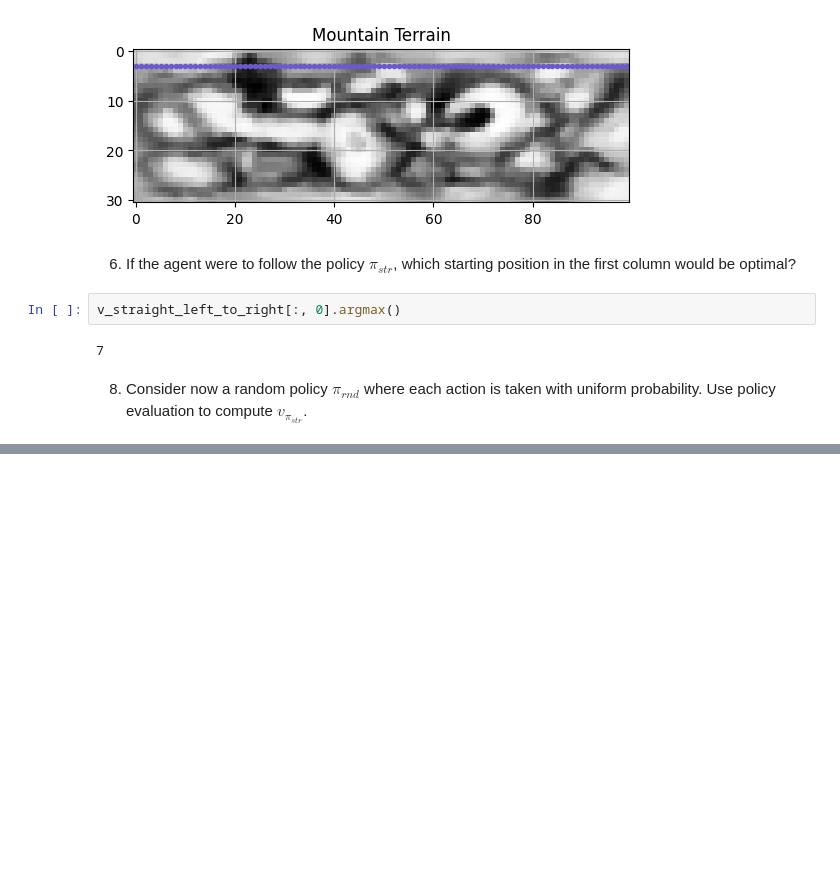
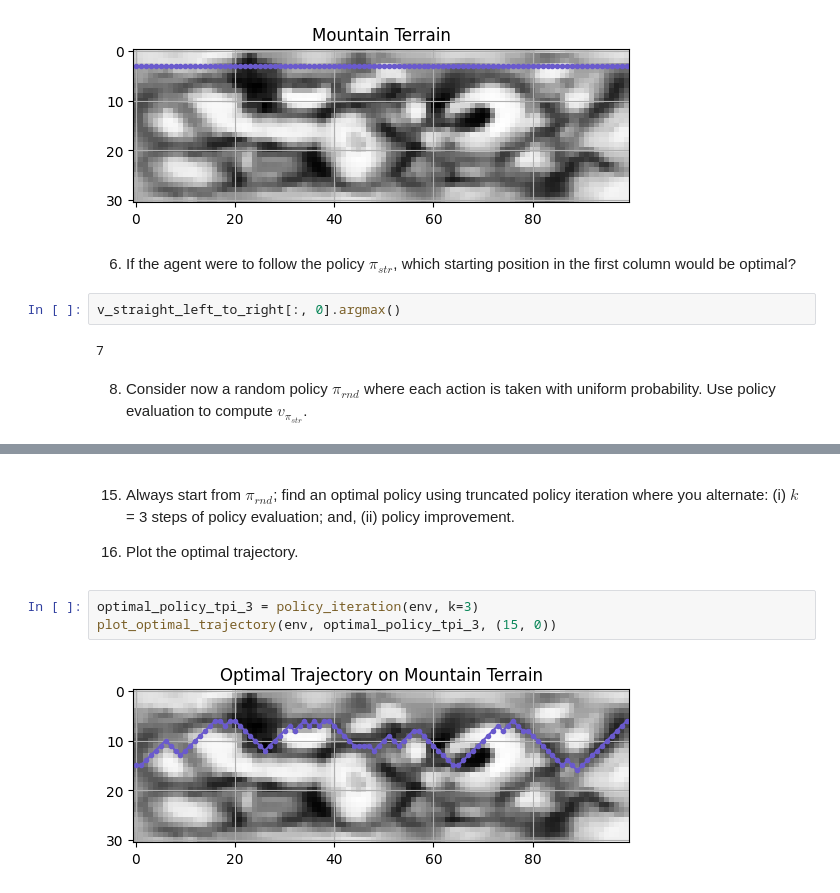
Before and after one commit to kuimetra/reinforcement_learning, a Jupyter notebook: problem_set2/main.ipynb, the cells around one changed output, grey strips where cells are left out. Cells and saved outputs as stored; diff of their text form; blank space fills up the shorter version.

```diff
--- a/problem_set2/main.ipynb
+++ b/problem_set2/main.ipynb
@@ -155,0 +266,11 @@ v_straight_left_to_right[:, 0].argmax()
+# %% [markdown]
+15. Always start from $\pi_{rnd}$; find an optimal policy using truncated policy iteration where you alternate:
+(i) $k$ = 3 steps of policy evaluation; and,
+(ii) policy improvement.
+
+16. Plot the optimal trajectory.
+# %%
+optimal_policy_tpi_3 = policy_iteration(env, k=3)
+plot_optimal_trajectory(env, optimal_policy_tpi_3, (15, 0))
+# %% [output]
+[figure, added]
```
Also changed, not shown: parts of 27 cells of this notebook.
